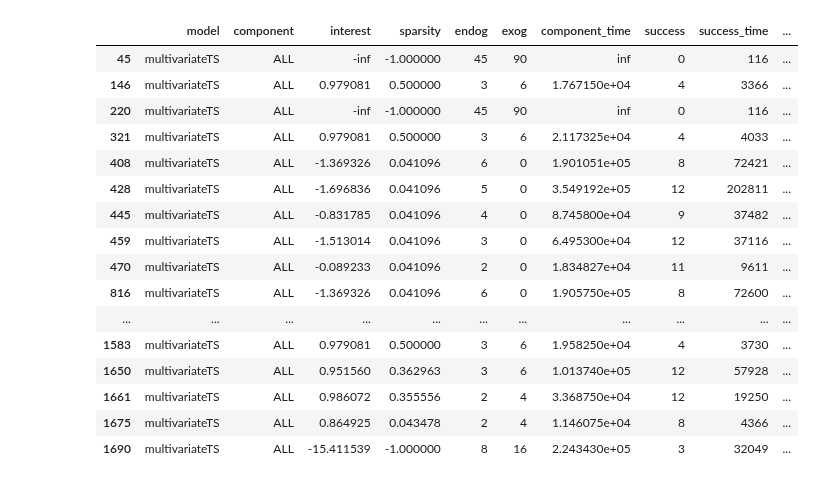
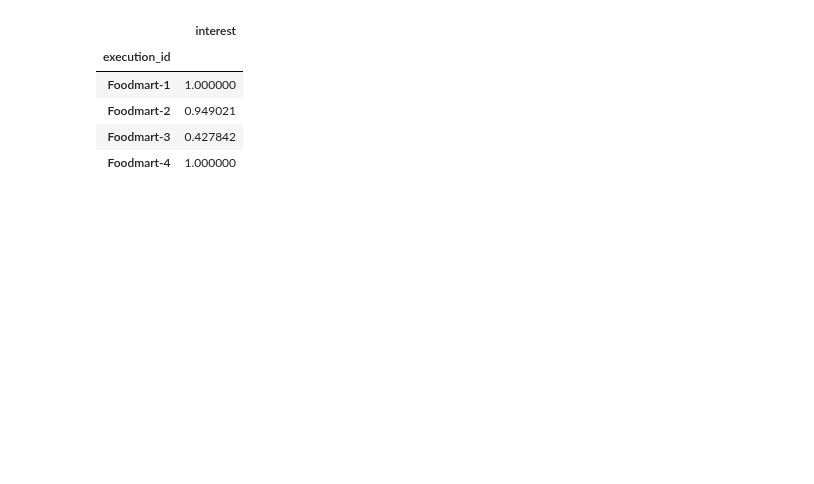
Before and after one commit to big-unibo/predict, a Jupyter notebook: intentional/resources/intention/plot.ipynb, the cells around one changed output. Cells and saved outputs as stored; diff of their text form; code cells hidden in the pictures; blank space fills up the shorter version.

```diff
--- a/intentional/resources/intention/plot.ipynb
+++ b/intentional/resources/intention/plot.ipynb
@@ -60,26 +45,16 @@ dfm
 # %%
 dfc = pd.read_csv("predict_components.csv")
 dfc["success_time"] = dfc.apply(lambda x: x["success_time"] if x["success_time"] > 0 else x["component_time"], axis=1)
 dfc["component_time"] = dfc.apply(lambda x: ((x["success_time"] / x["success"]) * 21) if x["success"] > 0 else float('inf'), axis=1).astype(float)
-dfc[dfc["model"] == "multivariateTS"]
+# dfc[dfc["model"] == "multivariateTS"]
+dfc[dfc["execution_id"].str.contains("Foodmart")][["execution_id", "interest"]].groupby(["execution_id"]).max()
 # %% [output]
-|  | model | component | interest | sparsity | endog | exog | component_time | success | success_time | ... |
-| 45 | multivariateTS | ALL | -inf | -1.000000 | 45 | 90 | inf | 0 | 116 | ... |
-| 146 | multivariateTS | ALL | 0.979081 | 0.500000 | 3 | 6 | 1.767150e+04 | 4 | 3366 | ... |
-| 220 | multivariateTS | ALL | -inf | -1.000000 | 45 | 90 | inf | 0 | 116 | ... |
-| 321 | multivariateTS | ALL | 0.979081 | 0.500000 | 3 | 6 | 2.117325e+04 | 4 | 4033 | ... |
-| 408 | multivariateTS | ALL | -1.369326 | 0.041096 | 6 | 0 | 1.901051e+05 | 8 | 72421 | ... |
-| 428 | multivariateTS | ALL | -1.696836 | 0.041096 | 5 | 0 | 3.549192e+05 | 12 | 202811 | ... |
-| 445 | multivariateTS | ALL | -0.831785 | 0.041096 | 4 | 0 | 8.745800e+04 | 9 | 37482 | ... |
-| 459 | multivariateTS | ALL | -1.513014 | 0.041096 | 3 | 0 | 6.495300e+04 | 12 | 37116 | ... |
-| 470 | multivariateTS | ALL | -0.089233 | 0.041096 | 2 | 0 | 1.834827e+04 | 11 | 9611 | ... |
-| 816 | multivariateTS | ALL | -1.369326 | 0.041096 | 6 | 0 | 1.905750e+05 | 8 | 72600 | ... |
-| ... | ... | ... | ... | ... | ... | ... | ... | ... | ... | ... |
-| 1583 | multivariateTS | ALL | 0.979081 | 0.500000 | 3 | 6 | 1.958250e+04 | 4 | 3730 | ... |
-| 1650 | multivariateTS | ALL | 0.951560 | 0.362963 | 3 | 6 | 1.013740e+05 | 12 | 57928 | ... |
-| 1661 | multivariateTS | ALL | 0.986072 | 0.355556 | 2 | 4 | 3.368750e+04 | 12 | 19250 | ... |
-| 1675 | multivariateTS | ALL | 0.864925 | 0.043478 | 2 | 4 | 1.146075e+04 | 8 | 4366 | ... |
-| 1690 | multivariateTS | ALL | -15.411539 | -1.000000 | 8 | 16 | 2.243430e+05 | 3 | 32049 | ... |
+|  | interest |
+| execution_id |  |
+| Foodmart-1 | 1.000000 |
+| Foodmart-2 | 0.949021 |
+| Foodmart-3 | 0.427842 |
+| Foodmart-4 | 1.000000 |
 # %%
 import shutil
 import matplotlib
```
Also changed, not shown: parts of 11 cells of this notebook.
